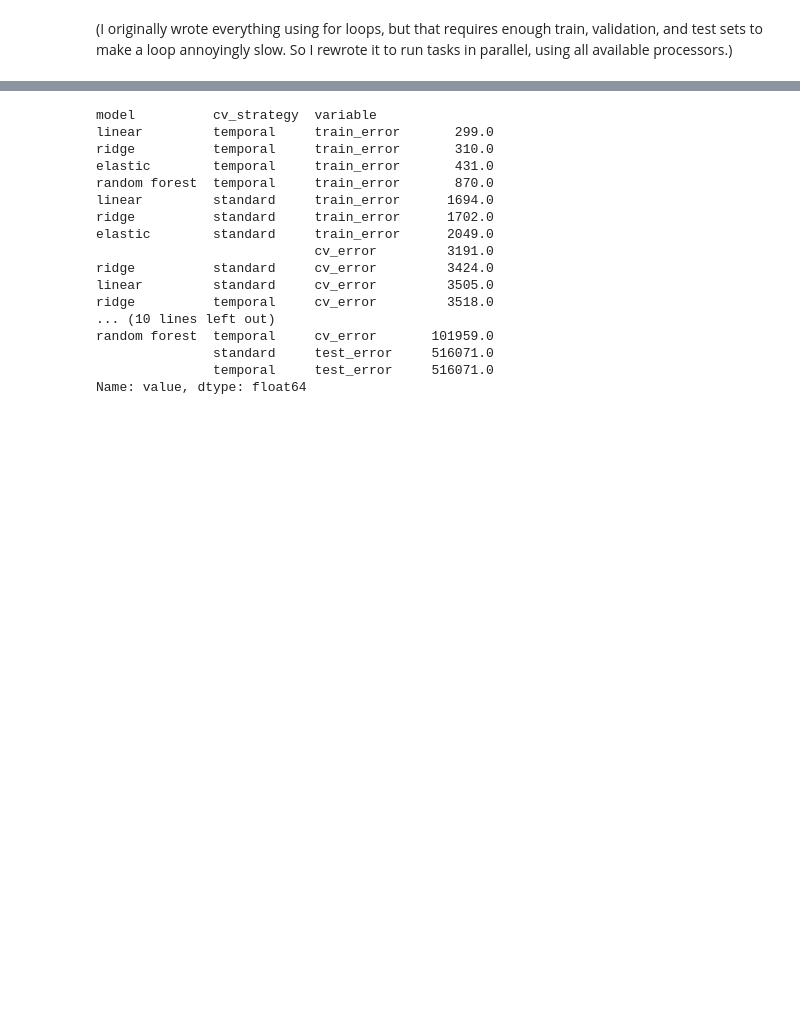
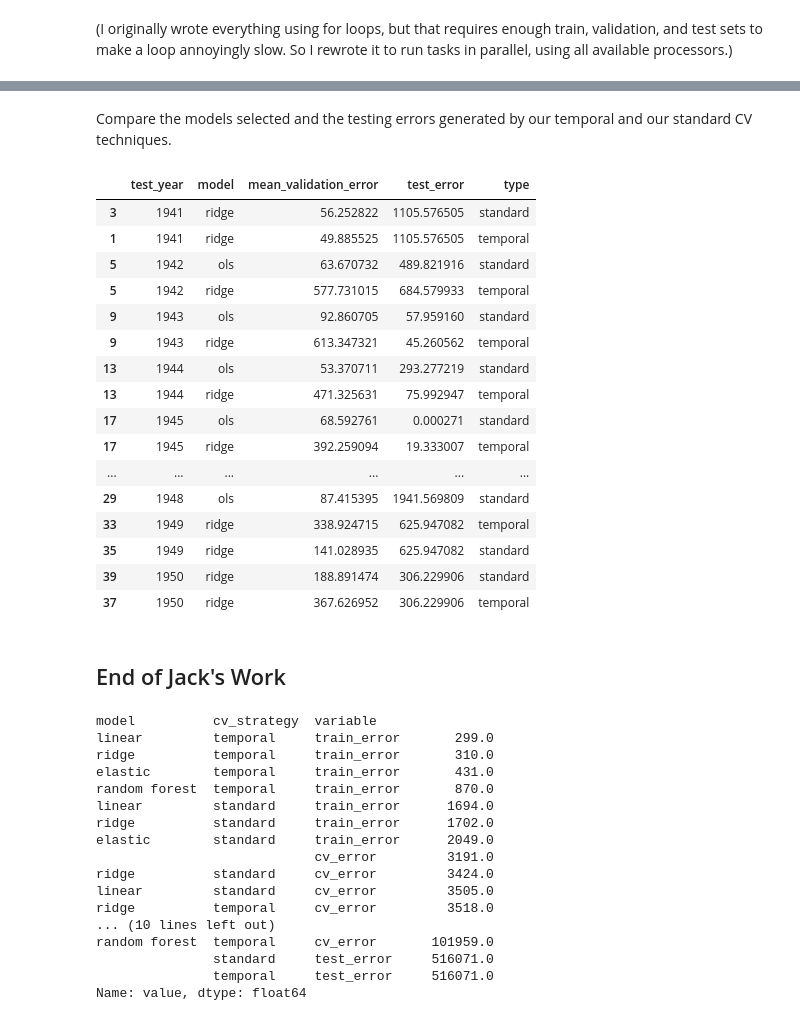
Before and after one commit to dssg/hitchhikers-guide, a Jupyter notebook: curriculum/3_modeling_and_machine_learning/machine-learning/predicting_GDP.ipynb, the cells around one changed output, grey strips where cells are left out. Drawn from its saved outputs; the diff is of its cells as text; code cells hidden in the pictures; blank space fills up the shorter version.

```diff
--- a/curriculum/3_modeling_and_machine_learning/machine-learning/predicting_GDP.ipynb
+++ b/curriculum/3_modeling_and_machine_learning/machine-learning/predicting_GDP.ipynb
@@ -183,5 +341,5 @@ def standard_etl_fit_evaluate(test_year, validation_year, model):
 # %%
 pool = Pool()
-standard_cv_results = pool.starmap(standard_etl_fit_evaluate, product(test_years, validation_years, clfs))
+temporal_results = pool.starmap(temporal_etl_fit_evaluate, product(temporal_validation_years, clfs))
 pool.close()
 # %%
@@ -235,4 +362,0 @@ pool.close()
-# %%
-temporal_results_df = pd.DataFrame([x for x in temporal_results if x is not None],
-                                  columns=['out_of_sample_year', 'model', 'in_sample', 'out_of_sample'])
-temporal_results_df.sort_values('out_of_sample_year').head(n=10)
@@ -295,0 +365,13 @@ results_long.head(n=1000)
+# %%
+rows_list = []
+for test_yr in test_years:
+    for model in clfs:
+        row_dict = {}
+        row_dict["model"] = model
+        row_dict["test_year"] = test_yr
+        row_dict["mean_validation_error"] = temporal_results_df[(temporal_results_df.validation_year < test_yr) \
+                & (temporal_results_df.model == model)]["validation_error"].mean()
+        rows_list.append(row_dict)
+
+grouped_temporal_cv_results = pd.DataFrame(rows_list)
+grouped_temporal_cv_results.head(n=12)
@@ -295,0 +394,24 @@ results_long.head(n=1000)
+# %%
+# Finding the models with the lowest average cv_error for each year
+temporal_cv_best_models = grouped_temporal_cv_results.loc[grouped_temporal_cv_results.groupby(['test_year'])\
+                                                         ['mean_validation_error'].idxmin()]
+
+test_errors = []
+for index, row in temporal_cv_best_models.iterrows():
+    test_yr = row["test_year"]
+    model = row["model"]
+
+    if test_yr != test_end_year:
+        test_error = temporal_results_df[(temporal_results_df.validation_year == test_yr)
+                                       & (temporal_results_df.model == model)].iloc[0]["validation_error"]
+    else:
+        results = temporal_etl_fit_evaluate(test_yr, model)
+        test_error = results[3]
+
+    test_errors.append(test_error)
+
+temporal_cv_best_models["test_error"] = test_errors
+
+#Reordering columns and adding type
+temporal_cv_best_models = temporal_cv_best_models[["test_year", "model", "mean_validation_error", "test_error"]]
+temporal_cv_best_models["type"] = "temporal"
@@ -296,3 +432,27 @@ results_long.head(n=1000)
+# %% [markdown]
+Compare the models selected and the testing errors generated by our temporal and our standard CV techniques.
+# %%
+pd.concat([standard_cv_best_models, temporal_cv_best_models]).sort_values(by="test_year")
+# %% [output]
+|  | test_year | model | mean_validation_error | test_error | type |
+| 3 | 1941 | ridge | 56.252822 | 1105.576505 | standard |
+| 1 | 1941 | ridge | 49.885525 | 1105.576505 | temporal |
+| 5 | 1942 | ols | 63.670732 | 489.821916 | standard |
+| 5 | 1942 | ridge | 577.731015 | 684.579933 | temporal |
+| 9 | 1943 | ols | 92.860705 | 57.959160 | standard |
+| 9 | 1943 | ridge | 613.347321 | 45.260562 | temporal |
+| 13 | 1944 | ols | 53.370711 | 293.277219 | standard |
+| 13 | 1944 | ridge | 471.325631 | 75.992947 | temporal |
+| 17 | 1945 | ols | 68.592761 | 0.000271 | standard |
+| 17 | 1945 | ridge | 392.259094 | 19.333007 | temporal |
+| ... | ... | ... | ... | ... | ... |
+| 29 | 1948 | ols | 87.415395 | 1941.569809 | standard |
+| 33 | 1949 | ridge | 338.924715 | 625.947082 | temporal |
+| 35 | 1949 | ridge | 141.028935 | 625.947082 | standard |
+| 39 | 1950 | ridge | 188.891474 | 306.229906 | standard |
+| 37 | 1950 | ridge | 367.626952 | 306.229906 | temporal |
+# %% [markdown]
+## End of Jack's Work
 # %%
 results_long.value.groupby([results_long.model, results_long.cv_strategy, results_long.variable]).mean().round(0).sort_values()
 # %% [output]
```
Also changed, not shown: parts of 32 cells of this notebook.
